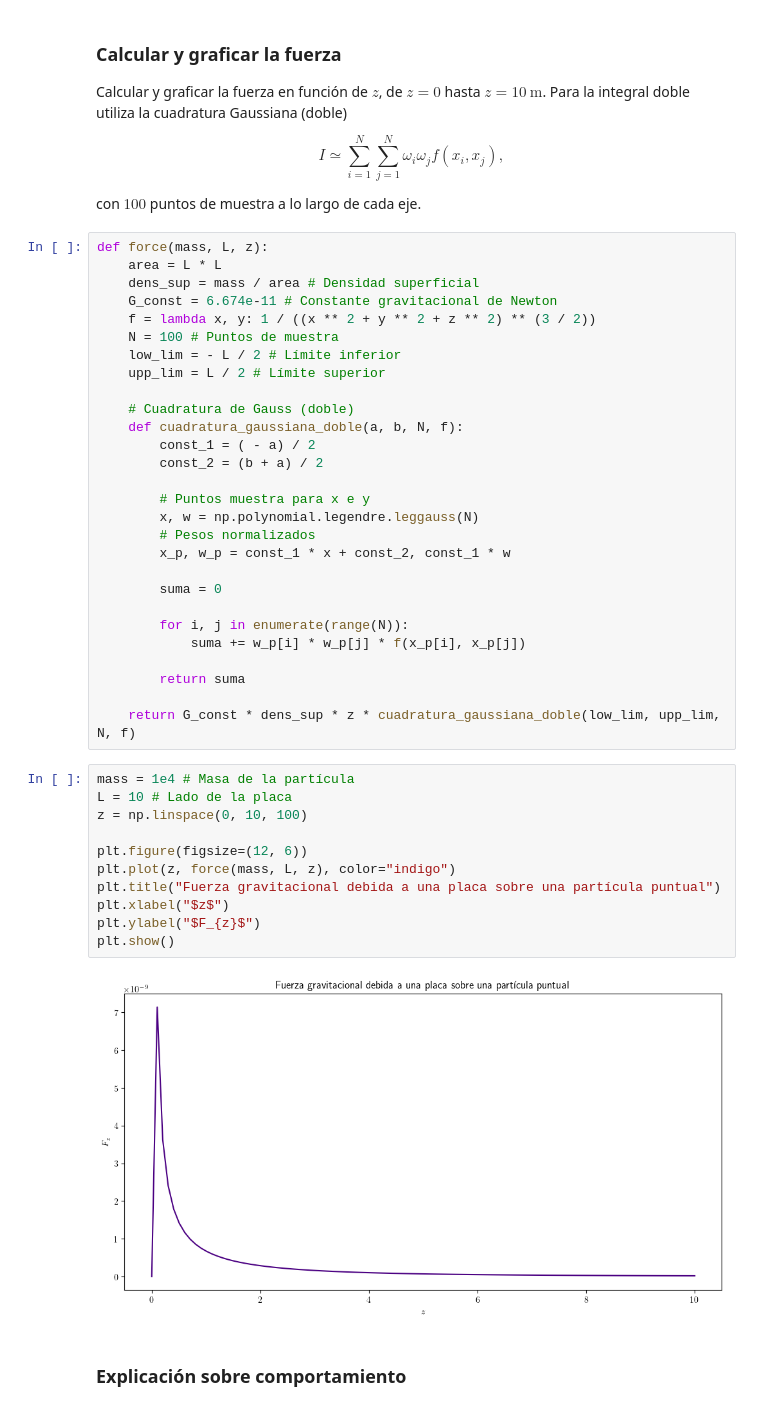
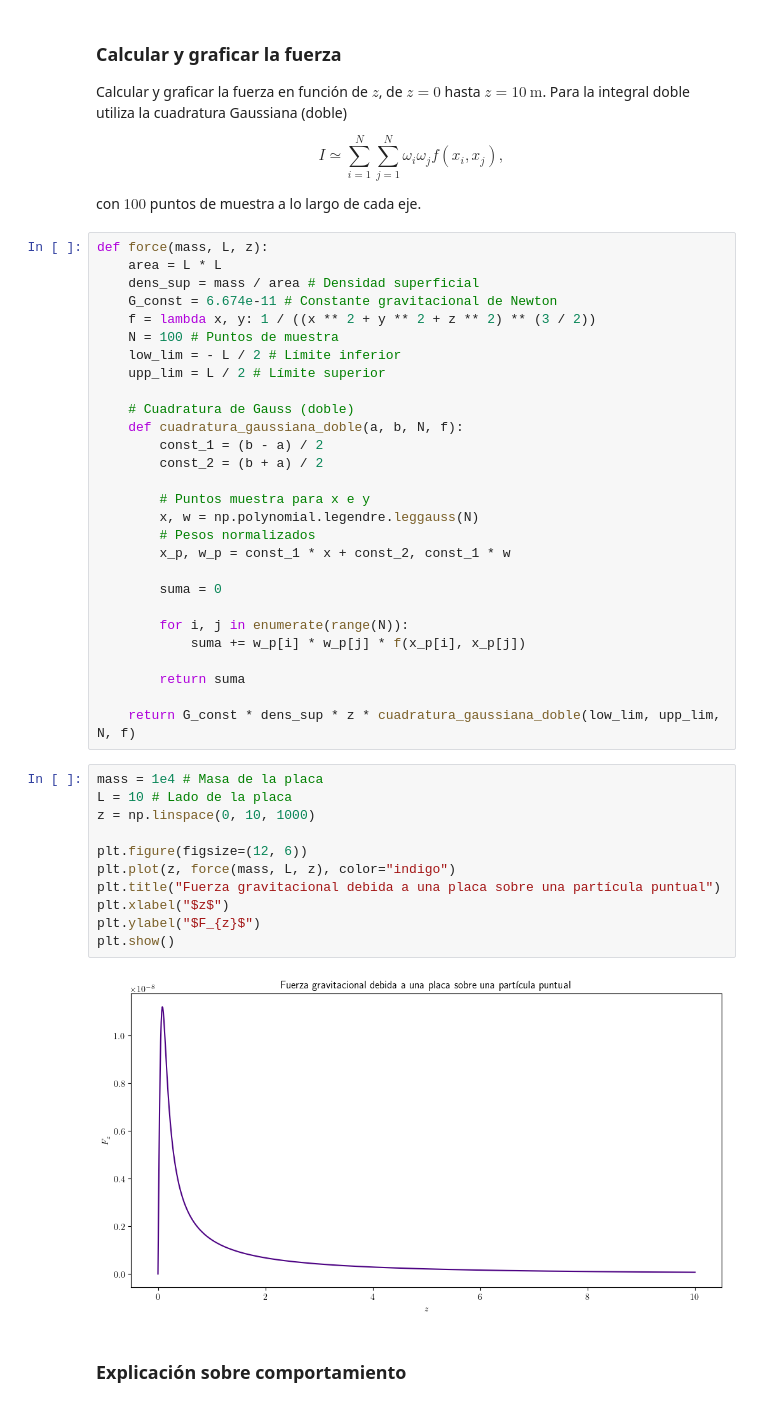
Before and after one commit to MarcosLopezM/FisicaComputacional-20251, a Jupyter notebook: Tareas/T5/TareaPractica5.ipynb, the cells around one changed output. Saved outputs shown, nothing was run; the diff lists cells and outputs as text.

```diff
--- a/Tareas/T5/TareaPractica5.ipynb
+++ b/Tareas/T5/TareaPractica5.ipynb
@@ -383,7 +383,7 @@ def force(mass, L, z):
 
     # Cuadratura de Gauss (doble)
     def cuadratura_gaussiana_doble(a, b, N, f):
-        const_1 = ( - a) / 2
+        const_1 = (b - a) / 2
         const_2 = (b + a) / 2
 
         # Puntos muestra para x e y
@@ -400,17 +400,17 @@ def force(mass, L, z):
 
     return G_const * dens_sup * z * cuadratura_gaussiana_doble(low_lim, upp_lim, N, f)
 # %%
-mass = 1e4 # Masa de la partícula
+mass = 1e4 # Masa de la placa
 L = 10 # Lado de la placa
-z = np.linspace(0, 10, 100)
+z = np.linspace(0, 10, 1000)
 
 plt.figure(figsize=(12, 6))
 plt.plot(z, force(mass, L, z), color="indigo")
 plt.title("Fuerza gravitacional debida a una placa sobre una partícula puntual")
 plt.xlabel("$z$")
 plt.ylabel("$F_{z}$")
 plt.show()
 # %% [output]
-[figure, old version]
+[figure, new version]
 # %% [markdown]
 <h3>Explicación sobre comportamiento</h3>
```
Also changed, not shown: parts of 5 cells of this notebook.
